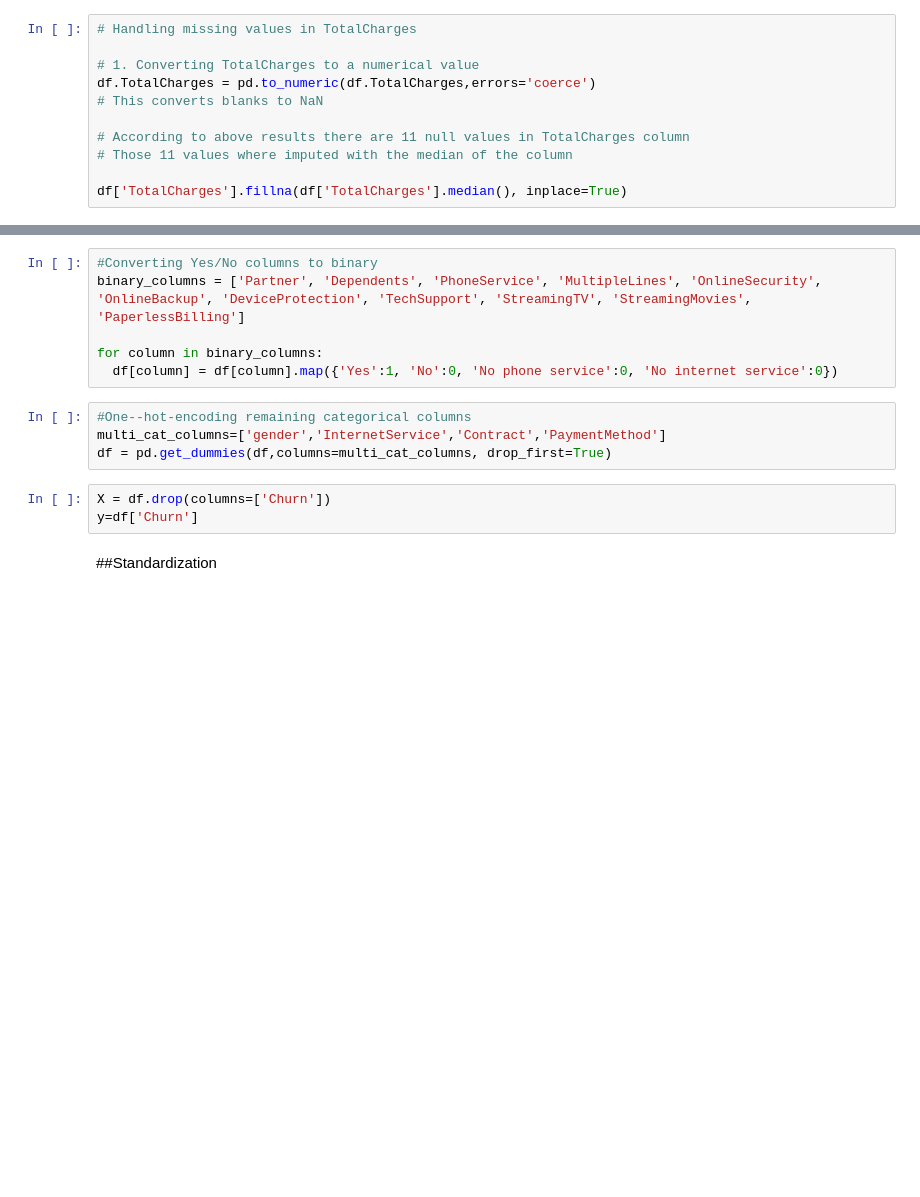
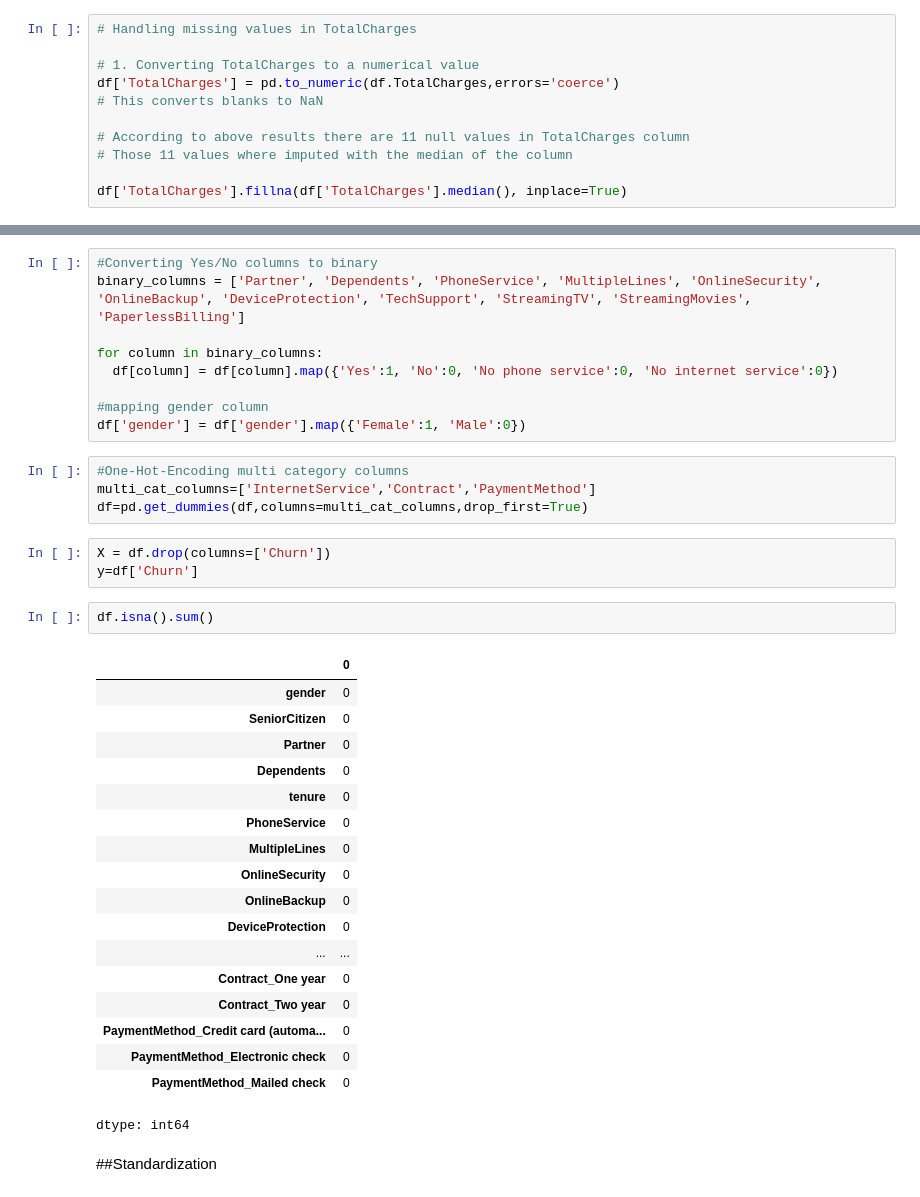
Before and after one commit to Wishmiii/Customer-Churn-Prediction-System-ML, a Jupyter notebook: CustomerChurnPredictionSystem.ipynb, the cells around one changed output, grey strips where cells are left out. Cells and saved outputs as stored; diff of their text form; blank space fills up the shorter version.

Commit message:
Debugging Categorical Feature Encoding

```diff
--- a/CustomerChurnPredictionSystem.ipynb
+++ b/CustomerChurnPredictionSystem.ipynb
@@ -672,7 +376,7 @@ List
 # Handling missing values in TotalCharges
 
 # 1. Converting TotalCharges to a numerical value
-df.TotalCharges = pd.to_numeric(df.TotalCharges,errors='coerce')
+df['TotalCharges'] = pd.to_numeric(df.TotalCharges,errors='coerce')
 # This converts blanks to NaN
 
 # According to above results there are 11 null values in TotalCharges column
@@ -761,13 +465,37 @@ binary_columns = ['Partner', 'Dependents', 'PhoneService', 'MultipleLines', 'Onl
 
 for column in binary_columns:
   df[column] = df[column].map({'Yes':1, 'No':0, 'No phone service':0, 'No internet service':0})
+
+#mapping gender column
+df['gender'] = df['gender'].map({'Female':1, 'Male':0})
 # %%
-#One--hot-encoding remaining categorical columns
-multi_cat_columns=['gender','InternetService','Contract','PaymentMethod']
-df = pd.get_dummies(df,columns=multi_cat_columns, drop_first=True)
+#One-Hot-Encoding multi category columns
+multi_cat_columns=['InternetService','Contract','PaymentMethod']
+df=pd.get_dummies(df,columns=multi_cat_columns,drop_first=True)
 # %%
 X = df.drop(columns=['Churn'])
 y=df['Churn']
+# %%
+df.isna().sum()
+# %% [output]
+|  | 0 |
+| gender | 0 |
+| SeniorCitizen | 0 |
+| Partner | 0 |
+| Dependents | 0 |
+| tenure | 0 |
+| PhoneService | 0 |
+| MultipleLines | 0 |
+| OnlineSecurity | 0 |
+| OnlineBackup | 0 |
+| DeviceProtection | 0 |
+| ... | ... |
+| Contract_One year | 0 |
+| Contract_Two year | 0 |
+| PaymentMethod_Credit card (automa... | 0 |
+| PaymentMethod_Electronic check | 0 |
+| PaymentMethod_Mailed check | 0 |
+dtype: int64
 # %% [markdown]
 ##Standardization
 # %% [markdown]
```
Also changed, not shown: parts of 73 cells of this notebook.
